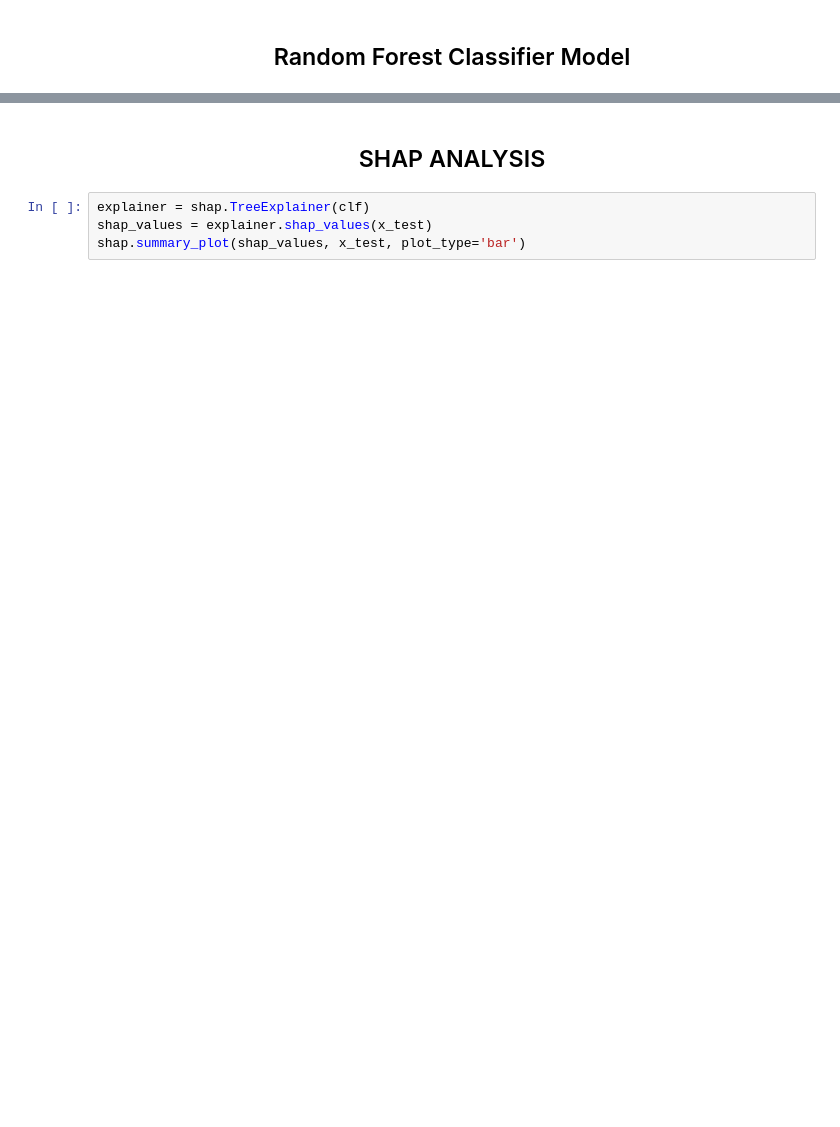
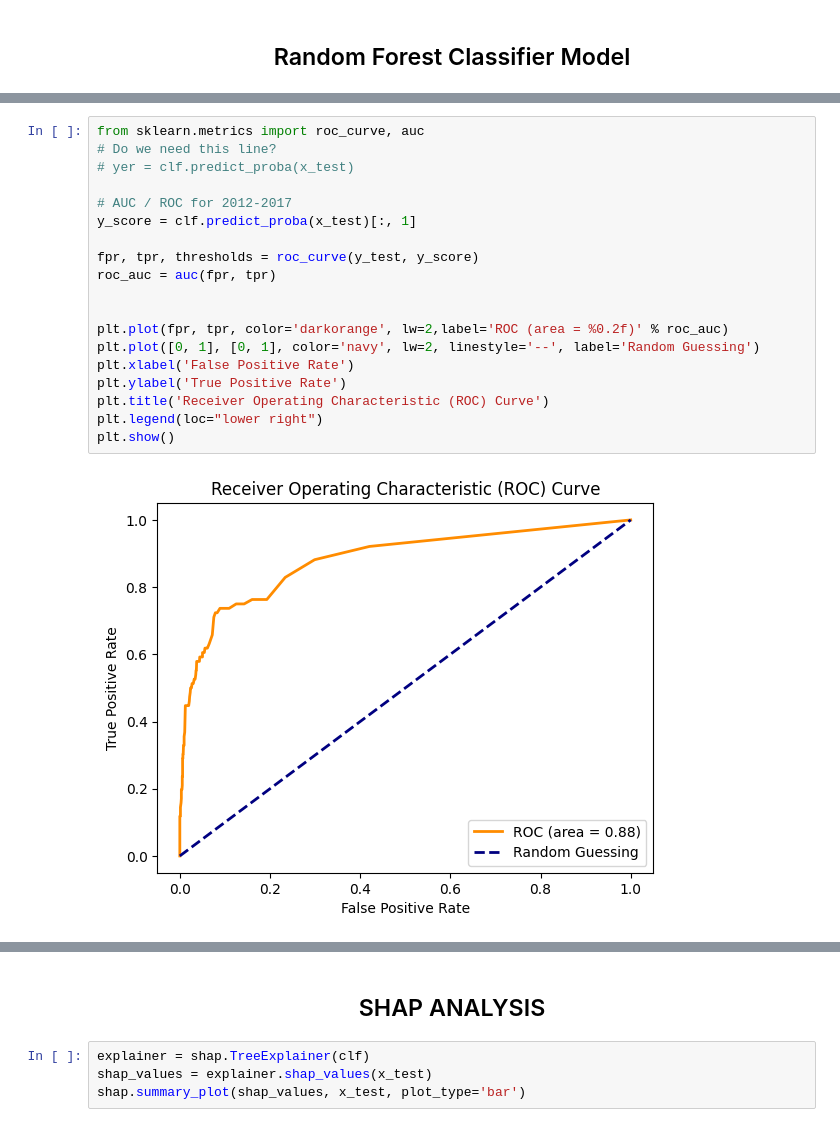
Before and after one commit to DQ4781/LF-ShapAnalysis, a Jupyter notebook: notebooks/rfr.ipynb, the cells around one changed output, grey strips where cells are left out. Saved outputs shown, nothing was run; the diff lists cells and outputs as text; blank space fills up the shorter version.

```diff
--- a/notebooks/rfr.ipynb
+++ b/notebooks/rfr.ipynb
@@ -140,0 +210,21 @@ plt.show()
+# %%
+from sklearn.metrics import roc_curve, auc
+# Do we need this line?
+# yer = clf.predict_proba(x_test)
+
+# AUC / ROC for 2012-2017
+y_score = clf.predict_proba(x_test)[:, 1]
+
+fpr, tpr, thresholds = roc_curve(y_test, y_score)
+roc_auc = auc(fpr, tpr)
+
+
+plt.plot(fpr, tpr, color='darkorange', lw=2,label='ROC (area = %0.2f)' % roc_auc)
+plt.plot([0, 1], [0, 1], color='navy', lw=2, linestyle='--', label='Random Guessing')
+plt.xlabel('False Positive Rate')
+plt.ylabel('True Positive Rate')
+plt.title('Receiver Operating Characteristic (ROC) Curve')
+plt.legend(loc="lower right")
+plt.show()
+# %% [output]
+[figure, added]
```
Also changed, not shown: parts of 22 cells of this notebook.
